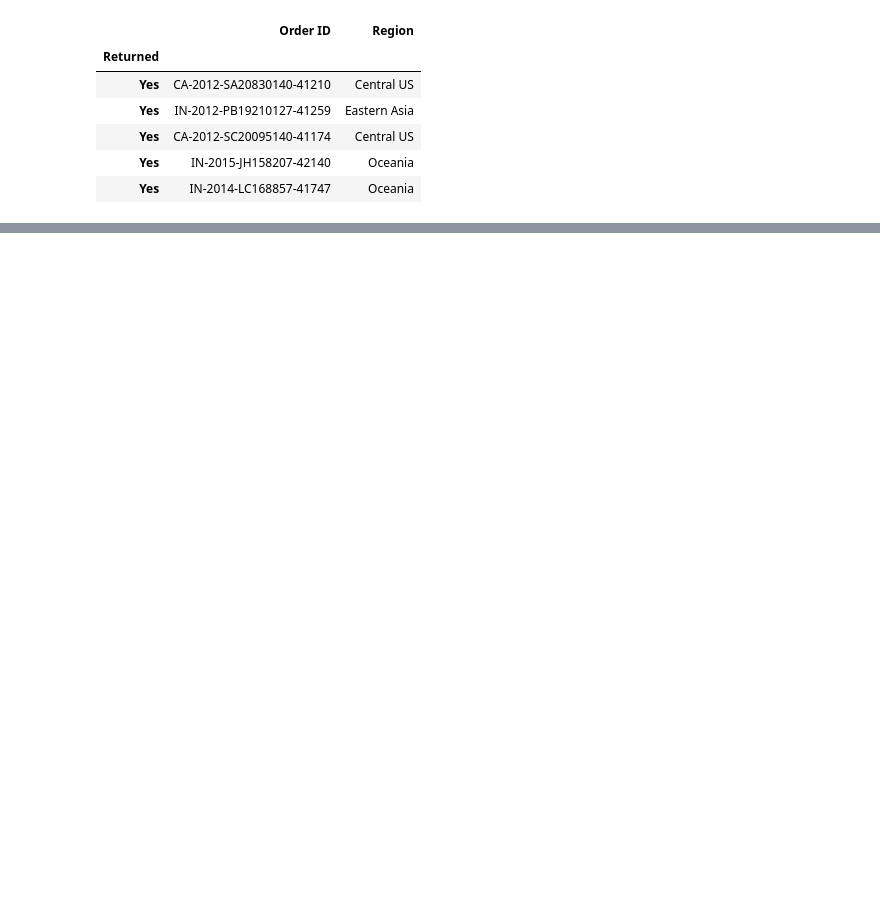
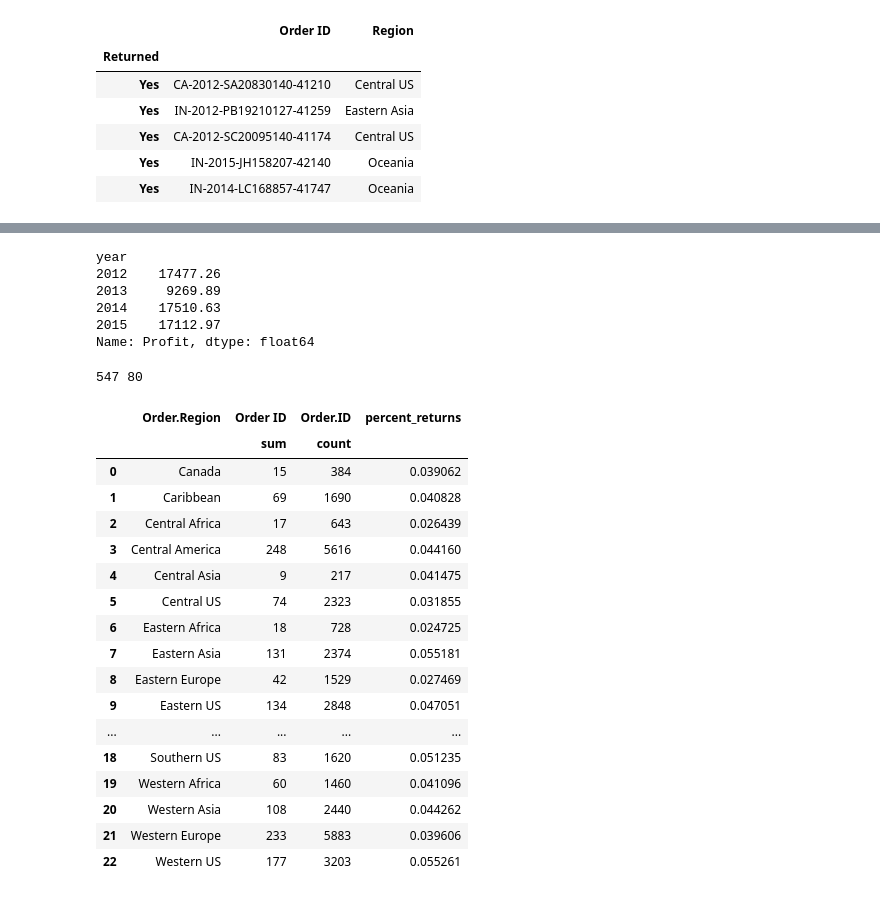
Before and after one commit to ChungHHuang/ML_Lab, a Jupyter notebook: kate/ML_Lab.ipynb, the cells around one changed output, grey strips where cells are left out. Saved outputs shown, nothing was run; the diff lists cells and outputs as text; code cells hidden in the pictures; blank space fills up the shorter version.

```diff
--- a/kate/ML_Lab.ipynb
+++ b/kate/ML_Lab.ipynb
@@ -105,0 +116,52 @@ ValueError: Value of 'x' is not the name of a column in 'data_frame'. Expected o
+# %%
+#How much profit did we lose due to returns each year?
+orders['year'] = orders['Order.Date'].dt.year
+return_yr = orders[orders['Order ID'] == 1]
+return_yr.groupby(['year'])['Profit'].sum()
+# %% [output]
+year
+2012    17477.26
+2013     9269.89
+2014    17510.63
+2015    17112.97
+Name: Profit, dtype: float64
+# %%
+#How many customer returned more than once? more than 5 times?
+cust_ret = return_yr.groupby(['Customer.ID'])['Order ID'].sum()
+
+cust_ret2 = cust_ret[cust_ret.values >=2]
+cust_ret2
+two = cust_ret2.count()
+
+cust_ret5 = cust_ret[cust_ret.values >=5]
+cust_ret5
+five = cust_ret5.count()
+
+print(two,five)
+# %% [output]
+547 80
+# %%
+#3. Which regions are more likely to return orders?
+regions = orders.groupby(['Order.Region']).agg({'Order ID' : ['sum'], 'Order.ID' : ['count']})
+regions.reset_index(inplace=True)
+# %%
+regions['percent_returns'] = regions[('Order ID','sum')]/regions[('Order.ID','count')]
+# %% [output]
+|  | Order.Region | Order ID | Order.ID | percent_returns |
+|  |  | sum | count |  |
+| 0 | Canada | 15 | 384 | 0.039062 |
+| 1 | Caribbean | 69 | 1690 | 0.040828 |
+| 2 | Central Africa | 17 | 643 | 0.026439 |
+| 3 | Central America | 248 | 5616 | 0.044160 |
+| 4 | Central Asia | 9 | 217 | 0.041475 |
+| 5 | Central US | 74 | 2323 | 0.031855 |
+| 6 | Eastern Africa | 18 | 728 | 0.024725 |
+| 7 | Eastern Asia | 131 | 2374 | 0.055181 |
+| 8 | Eastern Europe | 42 | 1529 | 0.027469 |
+| 9 | Eastern US | 134 | 2848 | 0.047051 |
+| ... | ... | ... | ... | ... |
+| 18 | Southern US | 83 | 1620 | 0.051235 |
+| 19 | Western Africa | 60 | 1460 | 0.041096 |
+| 20 | Western Asia | 108 | 2440 | 0.044262 |
+| 21 | Western Europe | 233 | 5883 | 0.039606 |
+| 22 | Western US | 177 | 3203 | 0.055261 |
```
Also changed, not shown: parts of 15 cells of this notebook.
